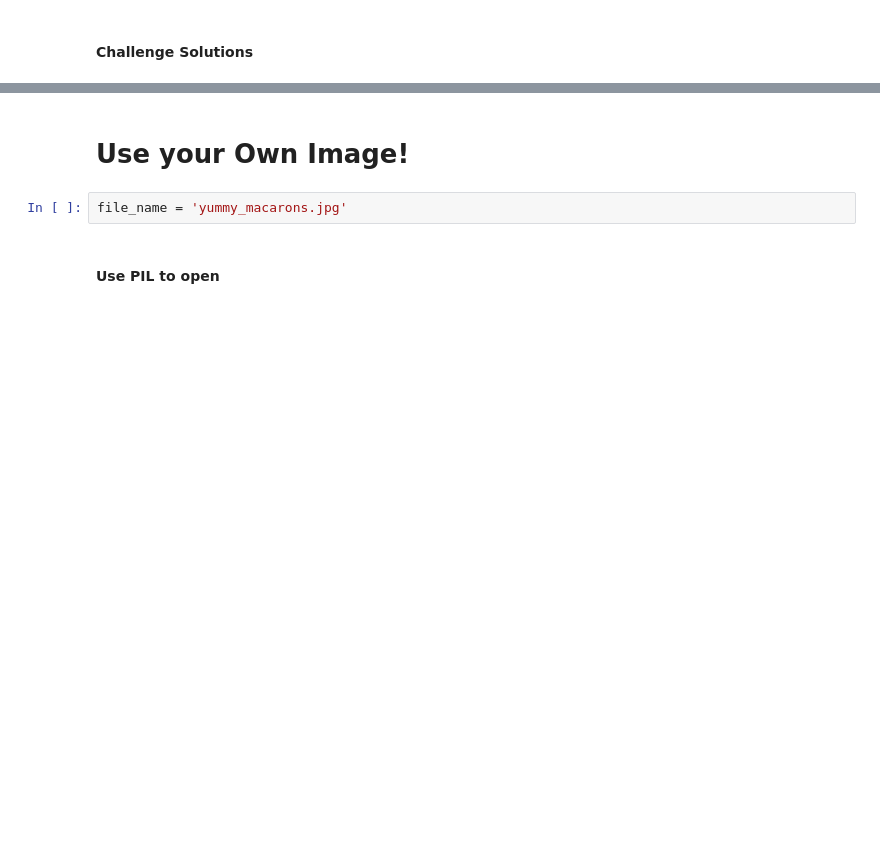
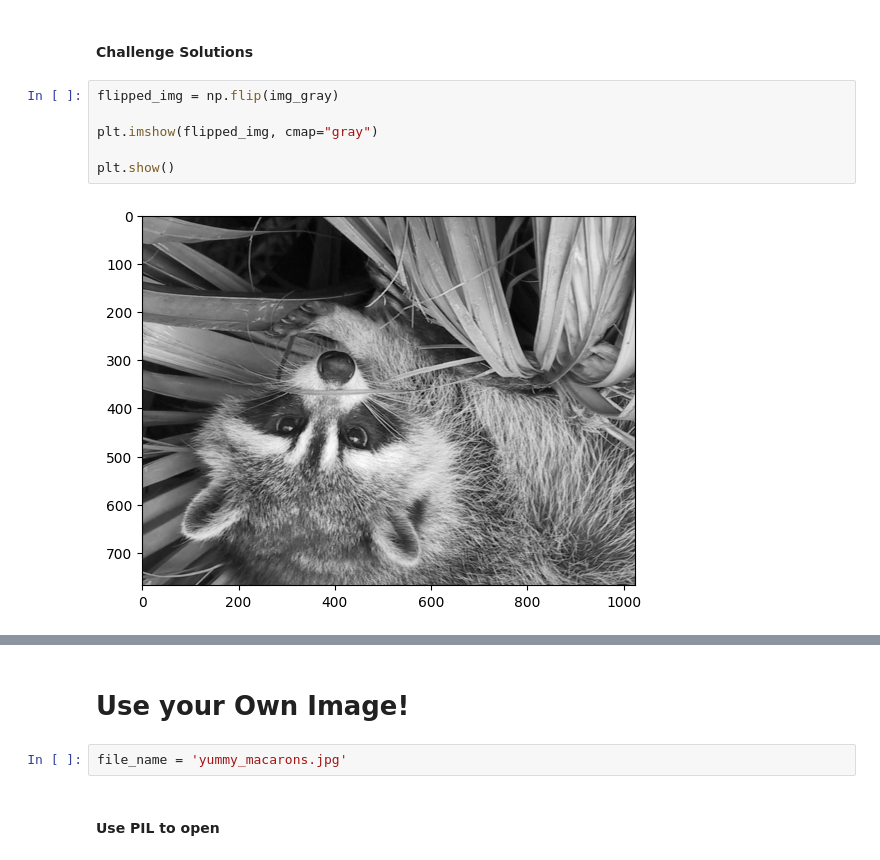
Before and after one commit to renankin/100-days-of-code, a Jupyter notebook: day-077/numpy-course/Computation_with_NumPy_and_N_Dimensional_Arrays.ipynb, the cells around one changed output, grey strips where cells are left out. Drawn from its saved outputs; the diff is of its cells as text; blank space fills up the shorter version.

```diff
--- a/day-077/numpy-course/Computation_with_NumPy_and_N_Dimensional_Arrays.ipynb
+++ b/day-077/numpy-course/Computation_with_NumPy_and_N_Dimensional_Arrays.ipynb
@@ -285,3 +364,11 @@ grey_vals = np.array([0.2126, 0.7152, 0.0722])
 <img src=https://i.imgur.com/cfFbuex.png>
 # %% [markdown]
 #### Challenge Solutions
+# %%
+flipped_img = np.flip(img_gray)
+
+plt.imshow(flipped_img, cmap="gray")
+
+plt.show()
+# %% [output]
+[figure, added]
```
Also changed, not shown: parts of 20 cells of this notebook.
